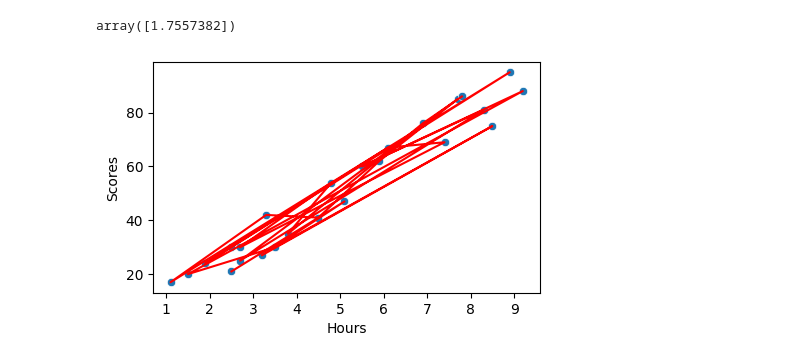
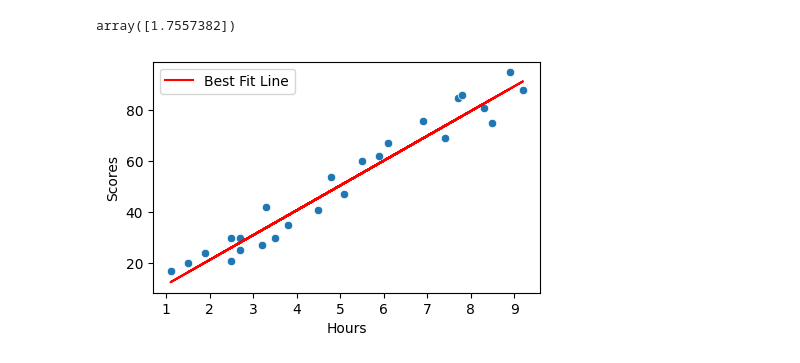
Before and after one commit to abdullah1-coder/Machine-Learning-Basics, a Jupyter notebook: Simple_Regression_Analysis.ipynb, the cells around one changed output. Cells and saved outputs as stored; diff of their text form; code cells hidden in the pictures.

```diff
--- a/Simple_Regression_Analysis.ipynb
+++ b/Simple_Regression_Analysis.ipynb
@@ -60,11 +60,14 @@ lr.intercept_
 array([1.7557382])
 # %%
 plt.figure(figsize=(5,3))
-sns.scatterplot(x="Hours",y="Scores",data=dataset)
-plt.plot(x,y,c="red")
+sns.scatterplot(x="Hours", y="Scores", data=dataset)
+y_pred = lr.predict(x)
+plt.plot(x, y_pred, c="red", label="Best Fit Line")
+
+plt.legend()
 plt.show()
 # %% [output]
-[figure, old version]
+[figure, new version]
 # %%
 import numpy as np
 hours=float(input("Enter the number of hours you study "))
```
Also changed, not shown: parts of 1 cell of this notebook.
